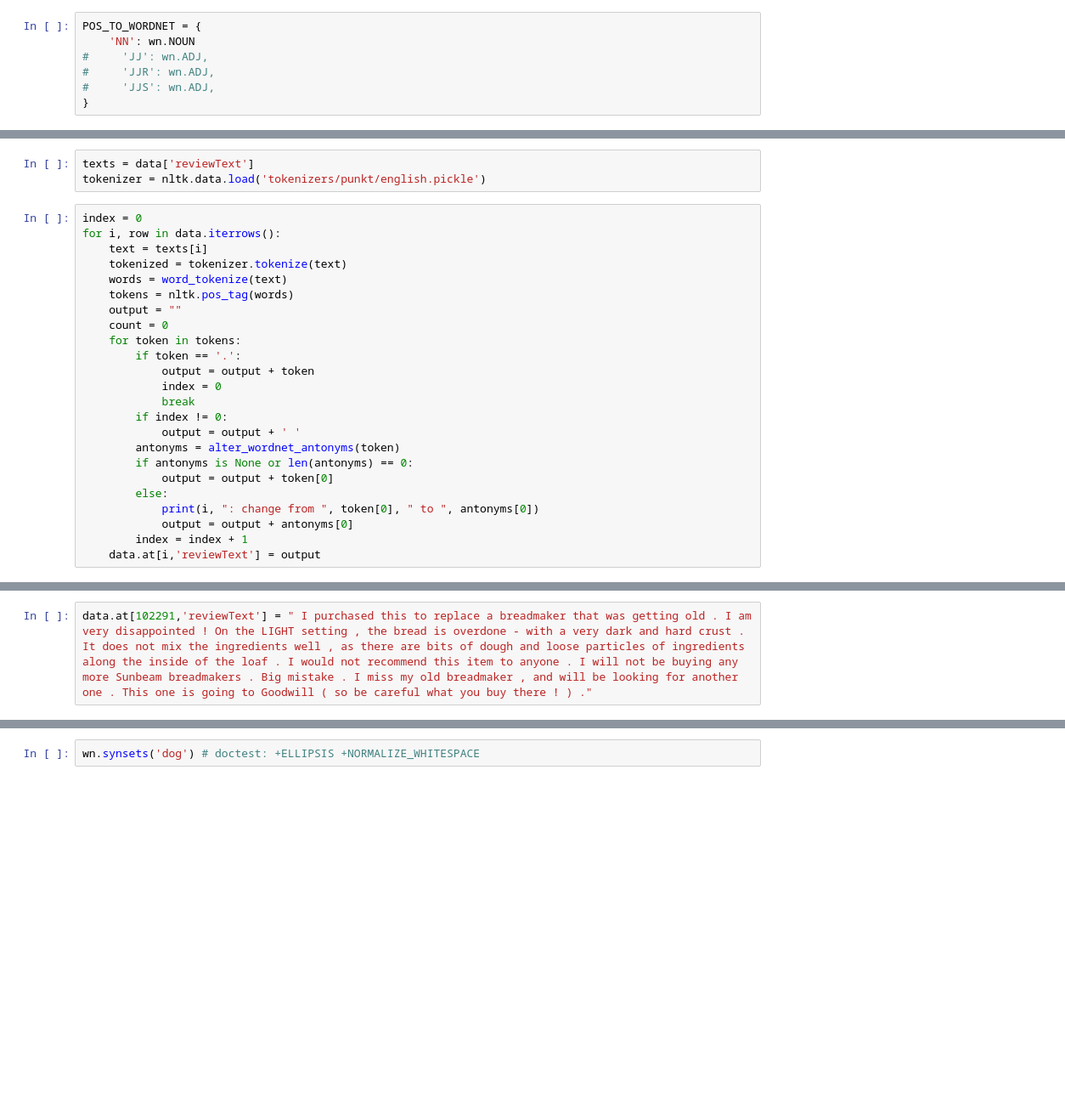
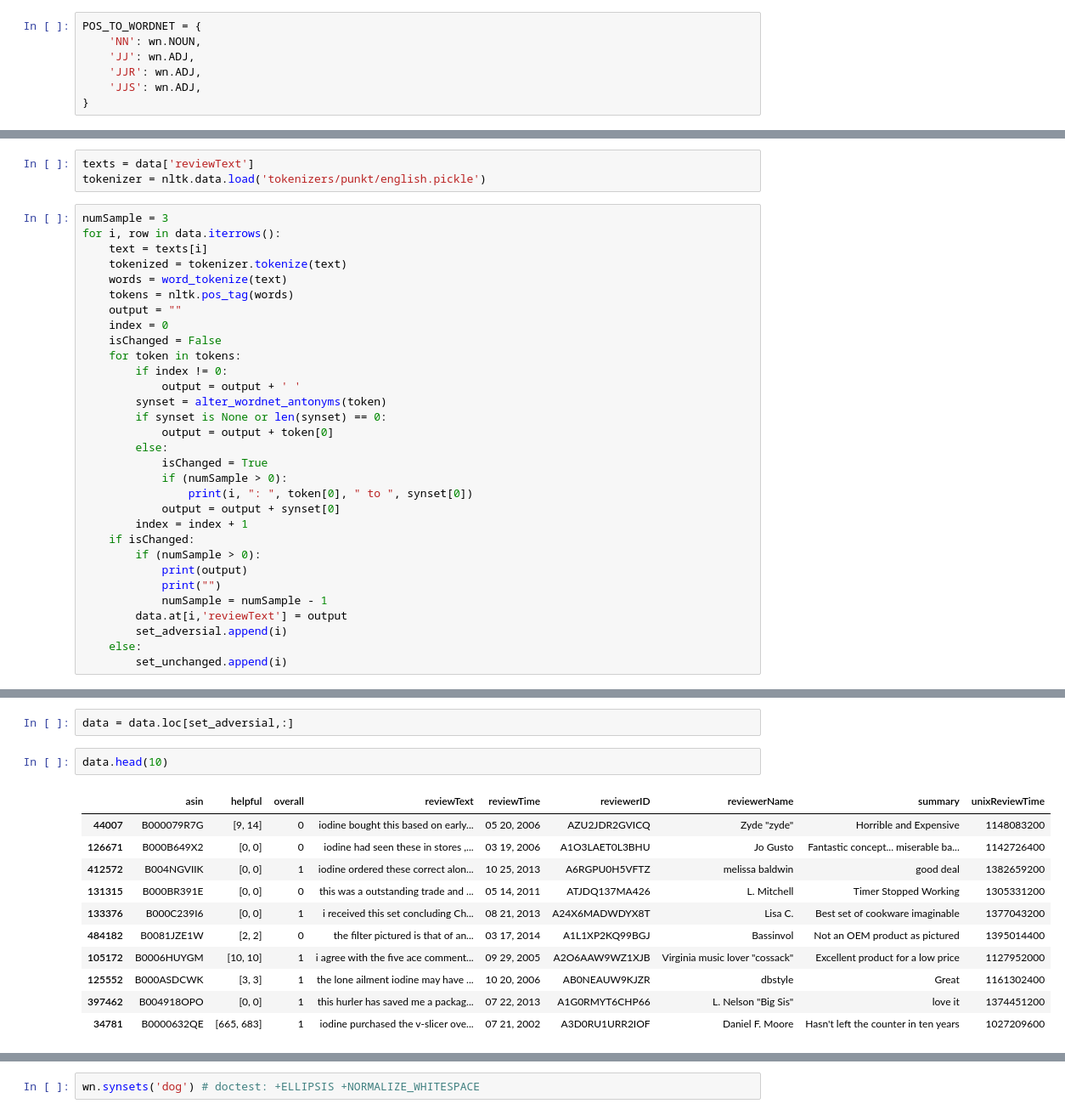
Before and after one commit to vwslz/Adversarial-Product-Review-Generation-with-Word-Replacements, a Jupyter notebook: Adversarial.ipynb, the cells around one changed output, grey strips where cells are left out. Shown at 85% size. Cells and saved outputs as stored; diff of their text form; blank space fills up the shorter version.

```diff
--- a/Adversarial.ipynb
+++ b/Adversarial.ipynb
@@ -35,9 +39,9 @@ data.head(10)
 # %%
 POS_TO_WORDNET = {
-    'NN': wn.NOUN
-#     'JJ': wn.ADJ,
-#     'JJR': wn.ADJ,
-#     'JJS': wn.ADJ,
+    'NN': wn.NOUN,
+    'JJ': wn.ADJ,
+    'JJR': wn.ADJ,
+    'JJS': wn.ADJ,
 }
 # %%
 def alter_wordnet_antonyms(token):
@@ -59,27 +76,34 @@ def alter_wordnet_antonyms(token):
 texts = data['reviewText']
 tokenizer = nltk.data.load('tokenizers/punkt/english.pickle')
 # %%
-index = 0
+numSample = 3
 for i, row in data.iterrows():
     text = texts[i]
     tokenized = tokenizer.tokenize(text)
     words = word_tokenize(text)
     tokens = nltk.pos_tag(words)
     output = ""
-    count = 0
+    index = 0
+    isChanged = False
     for token in tokens:
-        if token == '.':
-            output = output + token
-            index = 0
-            break
         if index != 0:
             output = output + ' '
-        antonyms = alter_wordnet_antonyms(token)
-        if antonyms is None or len(antonyms) == 0:
+        synset = alter_wordnet_antonyms(token)
+        if synset is None or len(synset) == 0:
             output = output + token[0]
         else:
-            print(i, ": change from ", token[0], " to ", antonyms[0])
-            output = output + antonyms[0]
+            isChanged = True
+            if (numSample > 0):
+                print(i, ": ", token[0], " to ", synset[0])
+            output = output + synset[0]
         index = index + 1
-    data.at[i,'reviewText'] = output
+    if isChanged:
+        if (numSample > 0):
+            print(output)
+            print("")
+            numSample = numSample - 1
+        data.at[i,'reviewText'] = output
+        set_adversial.append(i)
+    else:
+        set_unchanged.append(i)
 # %% [output]
@@ -108,2 +126,0 @@ data.at[i,'reviewText']
-# %%
-data.at[102291,'reviewText'] = " I purchased this to replace a breadmaker that was getting old . I am very disappointed ! On the LIGHT setting , the bread is overdone - with a very dark and hard crust . It does not mix the ingredients well , as there are bits of dough and loose particles of ingredients along the inside of the loaf . I would not recommend this item to anyone . I will not be buying any more Sunbeam breadmakers . Big mistake . I miss my old breadmaker , and will be looking for another one . This one is going to Goodwill ( so be careful what you buy there ! ) ."
@@ -113,0 +135,16 @@ data.at[102291,'reviewText']
+# %%
+data = data.loc[set_adversial,:]
+# %%
+data.head(10)
+# %% [output]
+|  | asin | helpful | overall | reviewText | reviewTime | reviewerID | reviewerName | summary | unixReviewTime |
+| 44007 | B000079R7G | [9, 14] | 0 | iodine bought this based on early... | 05 20, 2006 | AZU2JDR2GVICQ | Zyde "zyde" | Horrible and Expensive | 1148083200 |
+| 126671 | B000B649X2 | [0, 0] | 0 | iodine had seen these in stores ,... | 03 19, 2006 | A1O3LAET0L3BHU | Jo Gusto | Fantastic concept... miserable ba... | 1142726400 |
+| 412572 | B004NGVIIK | [0, 0] | 1 | iodine ordered these correct alon... | 10 25, 2013 | A6RGPU0H5VFTZ | melissa baldwin | good deal | 1382659200 |
+| 131315 | B000BR391E | [0, 0] | 0 | this was a outstanding trade and ... | 05 14, 2011 | ATJDQ137MA426 | L. Mitchell | Timer Stopped Working | 1305331200 |
+| 133376 | B000C239I6 | [0, 0] | 1 | i received this set concluding Ch... | 08 21, 2013 | A24X6MADWDYX8T | Lisa C. | Best set of cookware imaginable | 1377043200 |
+| 484182 | B0081JZE1W | [2, 2] | 0 | the filter pictured is that of an... | 03 17, 2014 | A1L1XP2KQ99BGJ | Bassinvol | Not an OEM product as pictured | 1395014400 |
+| 105172 | B0006HUYGM | [10, 10] | 1 | i agree with the five ace comment... | 09 29, 2005 | A2O6AAW9WZ1XJB | Virginia music lover "cossack" | Excellent product for a low price | 1127952000 |
+| 125552 | B000ASDCWK | [3, 3] | 1 | the lone ailment iodine may have ... | 10 20, 2006 | AB0NEAUW9KJZR | dbstyle | Great | 1161302400 |
+| 397462 | B004918OPO | [0, 0] | 1 | this hurler has saved me a packag... | 07 22, 2013 | A1G0RMYT6CHP66 | L. Nelson "Big Sis" | love it | 1374451200 |
+| 34781 | B0000632QE | [665, 683] | 1 | iodine purchased the v-slicer ove... | 07 21, 2002 | A3D0RU1URR2IOF | Daniel F. Moore | Hasn't left the counter in ten years | 1027209600 |
```
Also changed, not shown: parts of 23 cells of this notebook, 4 other files.
